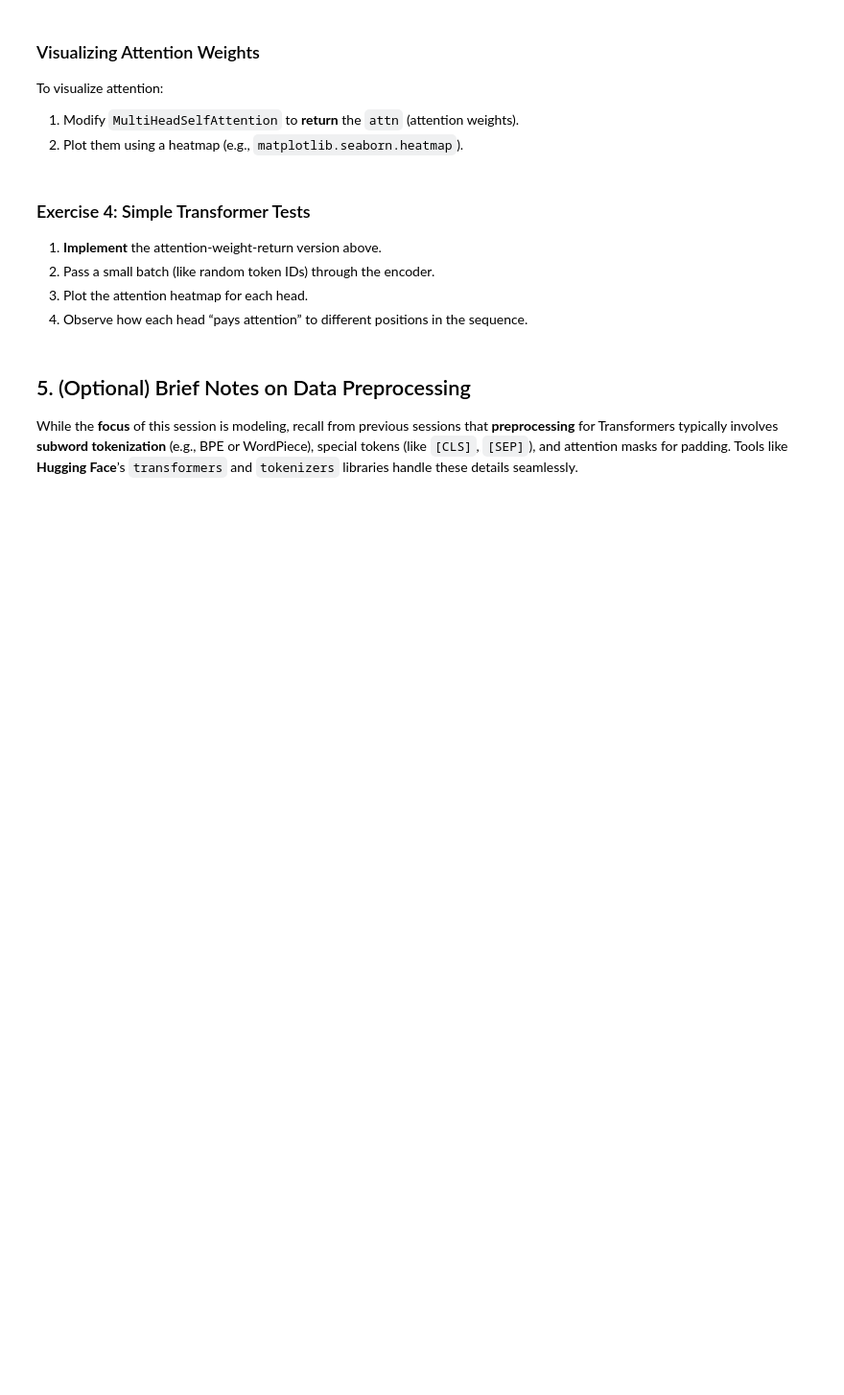
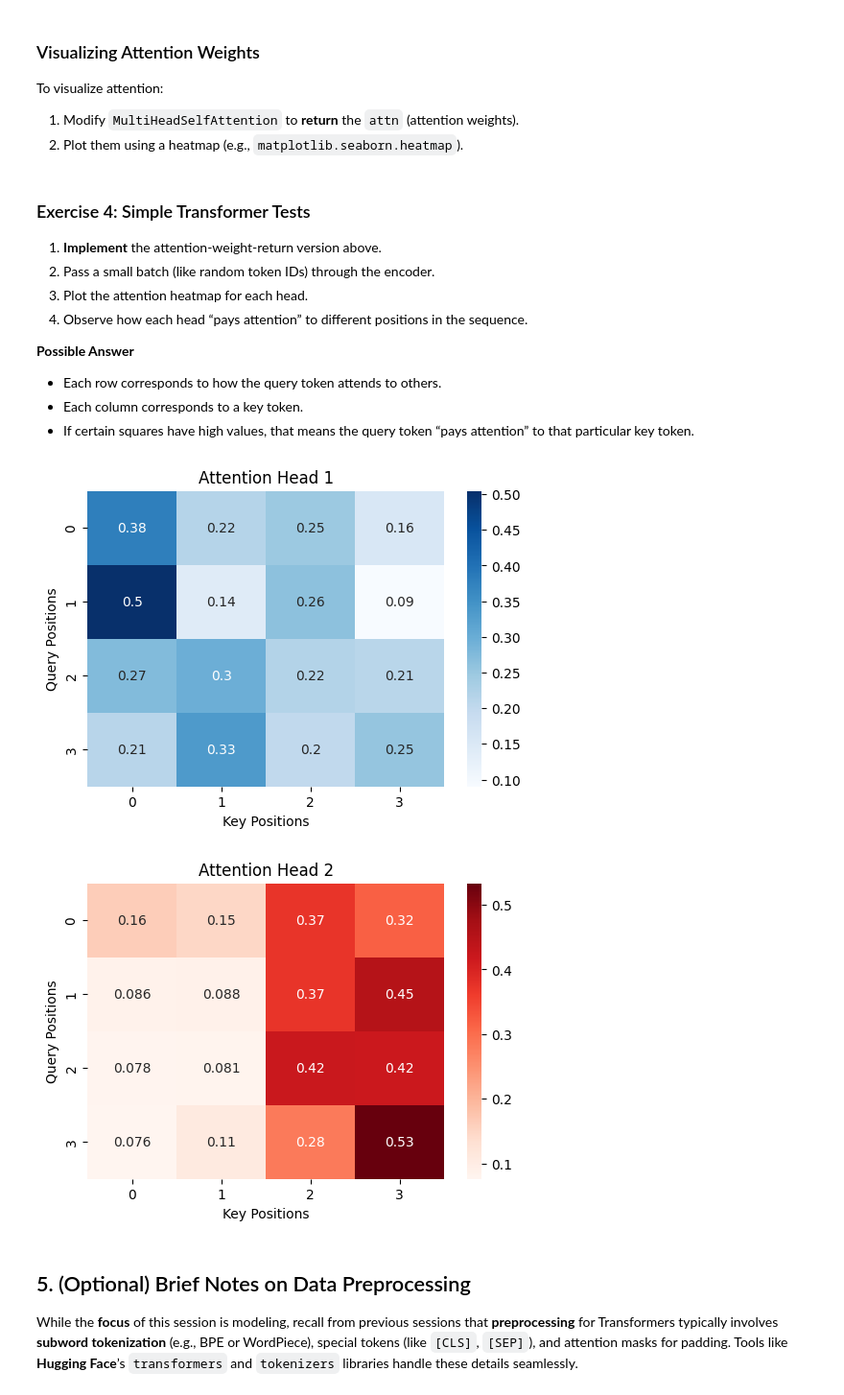
Before and after one commit to z-a-f/LLM-Tutorials, a Jupyter notebook: 03-Transformers.ipynb, the cells around one changed output. Shown: that part at 96% size. Saved outputs shown, nothing was run; the diff lists cells and outputs as text; code cells hidden in the pictures; blank space fills up the shorter version.

```diff
--- a/03-Transformers.ipynb
+++ b/03-Transformers.ipynb
@@ -308,6 +418,44 @@ class MultiHeadSelfAttentionReturnWeights(MultiHeadSelfAttention):
 2. Pass a small batch (like random token IDs) through the encoder.
 3. Plot the attention heatmap for each head.
 4. Observe how each head “pays attention” to different positions in the sequence.
+
+
+**Possible Answer**
+
+* Each row corresponds to how the query token attends to others.
+* Each column corresponds to a key token.
+* If certain squares have high values, that means the query token “pays attention” to that particular key token.
+# %%
+import matplotlib.pyplot as plt
+import seaborn as sns
+
+# Suppose we have embeddings of shape (batch_size=1, seq_len=4, d_model=8)
+x_fake = torch.randn(1, 4, 8)
+attn_module = MultiHeadSelfAttentionReturnWeights(d_model=8, num_heads=2)
+output, attention_weights = attn_module(x_fake)
+
+# attention_weights shape => (1, num_heads=2, seq_len=4, seq_len=4)
+attn_head_1 = attention_weights[0, 0].detach().numpy()  # shape (4,4)
+attn_head_2 = attention_weights[0, 1].detach().numpy()  # shape (4,4)
+
+# Plot head 1
+plt.figure(figsize=(6,4))
+sns.heatmap(attn_head_1, annot=True, cmap="Blues")
+plt.title("Attention Head 1")
+plt.xlabel("Key Positions")
+plt.ylabel("Query Positions")
+plt.show()
+
+# Plot head 2
+plt.figure(figsize=(6,4))
+sns.heatmap(attn_head_2, annot=True, cmap="Reds")
+plt.title("Attention Head 2")
+plt.xlabel("Key Positions")
+plt.ylabel("Query Positions")
+plt.show()
+# %% [output]
+[figure, added]
+[figure, added]
 # %% [markdown]
 ## <a id="brief-preprocessing"></a>5. (Optional) Brief Notes on Data Preprocessing
 
```
Also changed, not shown: parts of 6 cells of this notebook.
